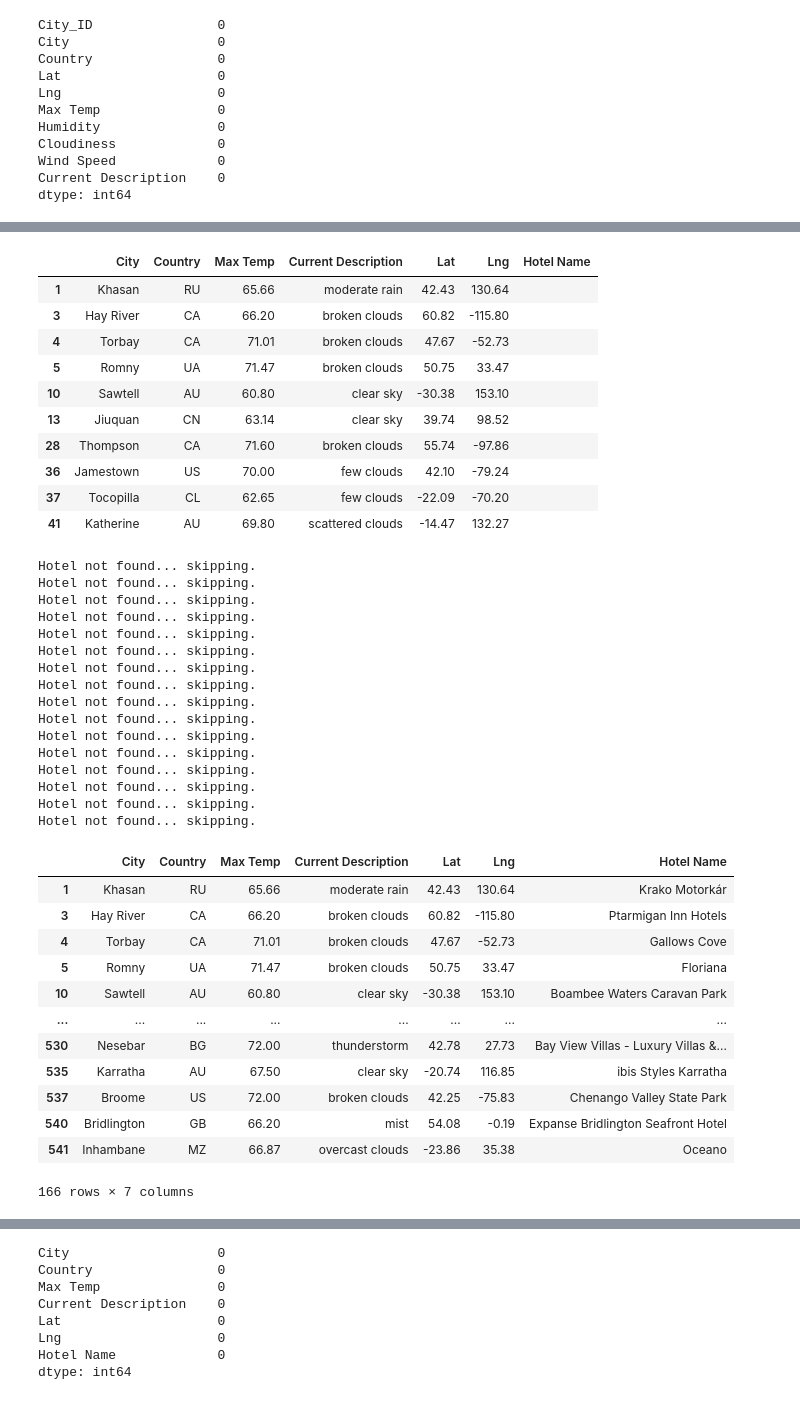
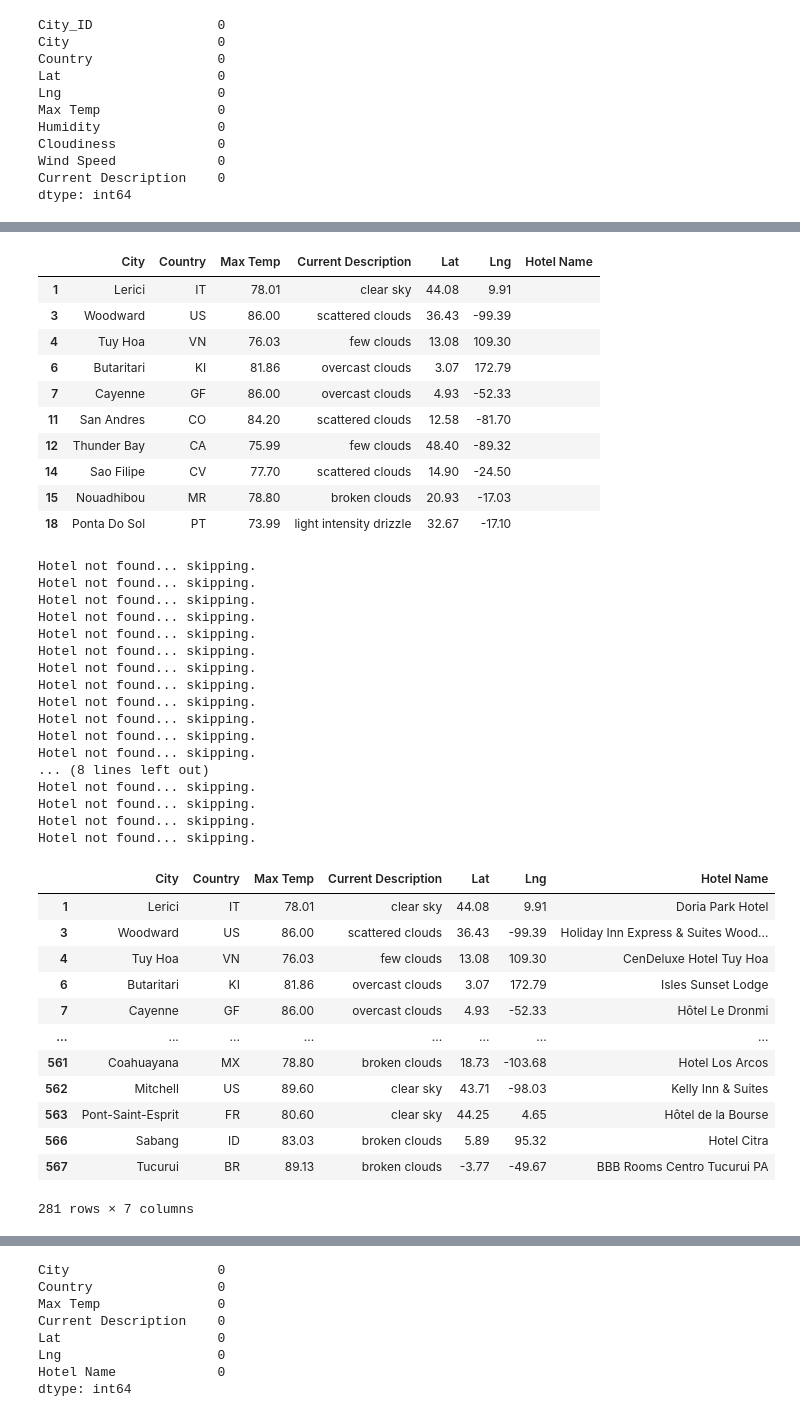
Before and after one commit to ajinderbains/World_Weather_Analysis, a Jupyter notebook: Vacation_Search/Vacation_Search.ipynb, the cells around one changed output, grey strips where cells are left out. Cells and saved outputs as stored; diff of their text form; code cells hidden in the pictures.

```diff
--- a/Vacation_Search/Vacation_Search.ipynb
+++ b/Vacation_Search/Vacation_Search.ipynb
@@ -83,23 +83,23 @@ hotel_df
 # %%
 # 5a. Create DataFrame called hotel_df to store hotel names along with city, country, max temp, and coordinates.
 
-hotel_df = preferred_cities_df[["City", "Country", "Max Temp","Current Description", "Lat", "Lng"]].copy()
+hotel_df = hotel_temp_df[["City", "Country", "Max Temp","Current Description", "Lat", "Lng"]].copy()
 
 # 5b. Create a new column "Hotel Name"
 hotel_df["Hotel Name"] = ""
 hotel_df.head(10)
 # %% [output]
 |  | City | Country | Max Temp | Current Description | Lat | Lng | Hotel Name |
-| 1 | Khasan | RU | 65.66 | moderate rain | 42.43 | 130.64 |  |
-| 3 | Hay River | CA | 66.20 | broken clouds | 60.82 | -115.80 |  |
-| 4 | Torbay | CA | 71.01 | broken clouds | 47.67 | -52.73 |  |
-| 5 | Romny | UA | 71.47 | broken clouds | 50.75 | 33.47 |  |
-| 10 | Sawtell | AU | 60.80 | clear sky | -30.38 | 153.10 |  |
-| 13 | Jiuquan | CN | 63.14 | clear sky | 39.74 | 98.52 |  |
-| 28 | Thompson | CA | 71.60 | broken clouds | 55.74 | -97.86 |  |
-| 36 | Jamestown | US | 70.00 | few clouds | 42.10 | -79.24 |  |
-| 37 | Tocopilla | CL | 62.65 | few clouds | -22.09 | -70.20 |  |
-| 41 | Katherine | AU | 69.80 | scattered clouds | -14.47 | 132.27 |  |
+| 1 | Lerici | IT | 78.01 | clear sky | 44.08 | 9.91 |  |
+| 3 | Woodward | US | 86.00 | scattered clouds | 36.43 | -99.39 |  |
+| 4 | Tuy Hoa | VN | 76.03 | few clouds | 13.08 | 109.30 |  |
+| 6 | Butaritari | KI | 81.86 | overcast clouds | 3.07 | 172.79 |  |
+| 7 | Cayenne | GF | 86.00 | overcast clouds | 4.93 | -52.33 |  |
+| 11 | San Andres | CO | 84.20 | scattered clouds | 12.58 | -81.70 |  |
+| 12 | Thunder Bay | CA | 75.99 | few clouds | 48.40 | -89.32 |  |
+| 14 | Sao Filipe | CV | 77.70 | scattered clouds | 14.90 | -24.50 |  |
+| 15 | Nouadhibou | MR | 78.80 | broken clouds | 20.93 | -17.03 |  |
+| 18 | Ponta Do Sol | PT | 73.99 | light intensity drizzle | 32.67 | -17.10 |  |
 # %%
 # 6a. Set parameters to search for hotels with 5000 meters.
 params = {
@@ -140,6 +140,7 @@ Hotel not found... skipping.
 Hotel not found... skipping.
 Hotel not found... skipping.
 Hotel not found... skipping.
+... (8 lines left out)
 Hotel not found... skipping.
 Hotel not found... skipping.
 Hotel not found... skipping.
@@ -148,18 +149,18 @@ Hotel not found... skipping.
 hotel_df
 # %% [output]
 |  | City | Country | Max Temp | Current Description | Lat | Lng | Hotel Name |
-| 1 | Khasan | RU | 65.66 | moderate rain | 42.43 | 130.64 | Krako Motorkár |
-| 3 | Hay River | CA | 66.20 | broken clouds | 60.82 | -115.80 | Ptarmigan Inn Hotels |
-| 4 | Torbay | CA | 71.01 | broken clouds | 47.67 | -52.73 | Gallows Cove |
-| 5 | Romny | UA | 71.47 | broken clouds | 50.75 | 33.47 | Floriana |
-| 10 | Sawtell | AU | 60.80 | clear sky | -30.38 | 153.10 | Boambee Waters Caravan Park |
+| 1 | Lerici | IT | 78.01 | clear sky | 44.08 | 9.91 | Doria Park Hotel |
+| 3 | Woodward | US | 86.00 | scattered clouds | 36.43 | -99.39 | Holiday Inn Express & Suites Wood... |
+| 4 | Tuy Hoa | VN | 76.03 | few clouds | 13.08 | 109.30 | CenDeluxe Hotel Tuy Hoa |
+| 6 | Butaritari | KI | 81.86 | overcast clouds | 3.07 | 172.79 | Isles Sunset Lodge |
+| 7 | Cayenne | GF | 86.00 | overcast clouds | 4.93 | -52.33 | Hôtel Le Dronmi |
 | ... | ... | ... | ... | ... | ... | ... | ... |
-| 530 | Nesebar | BG | 72.00 | thunderstorm | 42.78 | 27.73 | Bay View Villas - Luxury Villas &... |
-| 535 | Karratha | AU | 67.50 | clear sky | -20.74 | 116.85 | ibis Styles Karratha |
-| 537 | Broome | US | 72.00 | broken clouds | 42.25 | -75.83 | Chenango Valley State Park |
-| 540 | Bridlington | GB | 66.20 | mist | 54.08 | -0.19 | Expanse Bridlington Seafront Hotel |
-| 541 | Inhambane | MZ | 66.87 | overcast clouds | -23.86 | 35.38 | Oceano |
+| 561 | Coahuayana | MX | 78.80 | broken clouds | 18.73 | -103.68 | Hotel Los Arcos |
+| 562 | Mitchell | US | 89.60 | clear sky | 43.71 | -98.03 | Kelly Inn & Suites |
+| 563 | Pont-Saint-Esprit | FR | 80.60 | clear sky | 44.25 | 4.65 | Hôtel de la Bourse |
+| 566 | Sabang | ID | 83.03 | broken clouds | 5.89 | 95.32 | Hotel Citra |
+| 567 | Tucurui | BR | 89.13 | broken clouds | -3.77 | -49.67 | BBB Rooms Centro Tucurui PA |
-166 rows × 7 columns
+281 rows × 7 columns
 # %%
 # 7. Drop the rows where there is no Hotel Name.
 hotel_df.isnull().sum()
```
Also changed, not shown: parts of 4 cells of this notebook, 5 other files.
